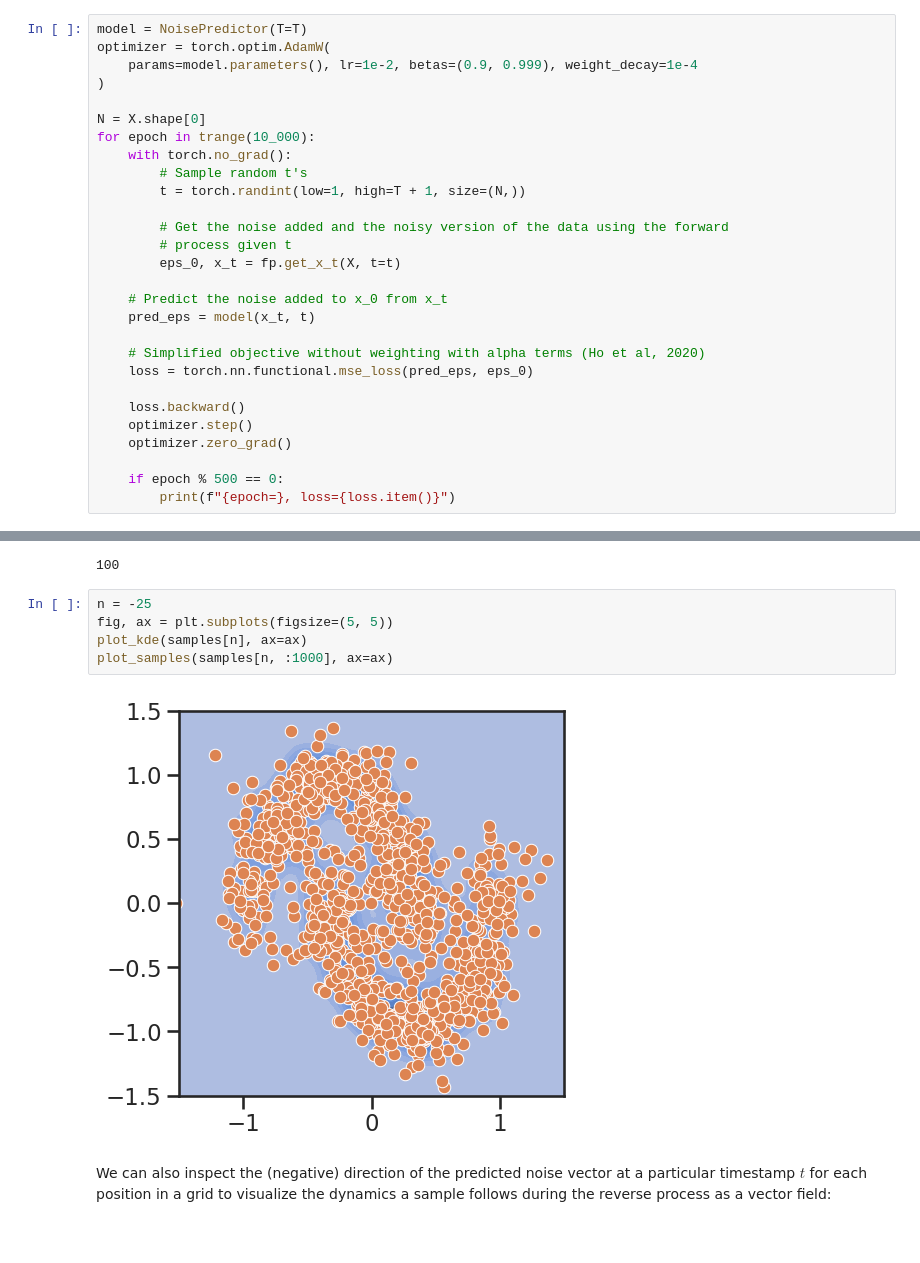
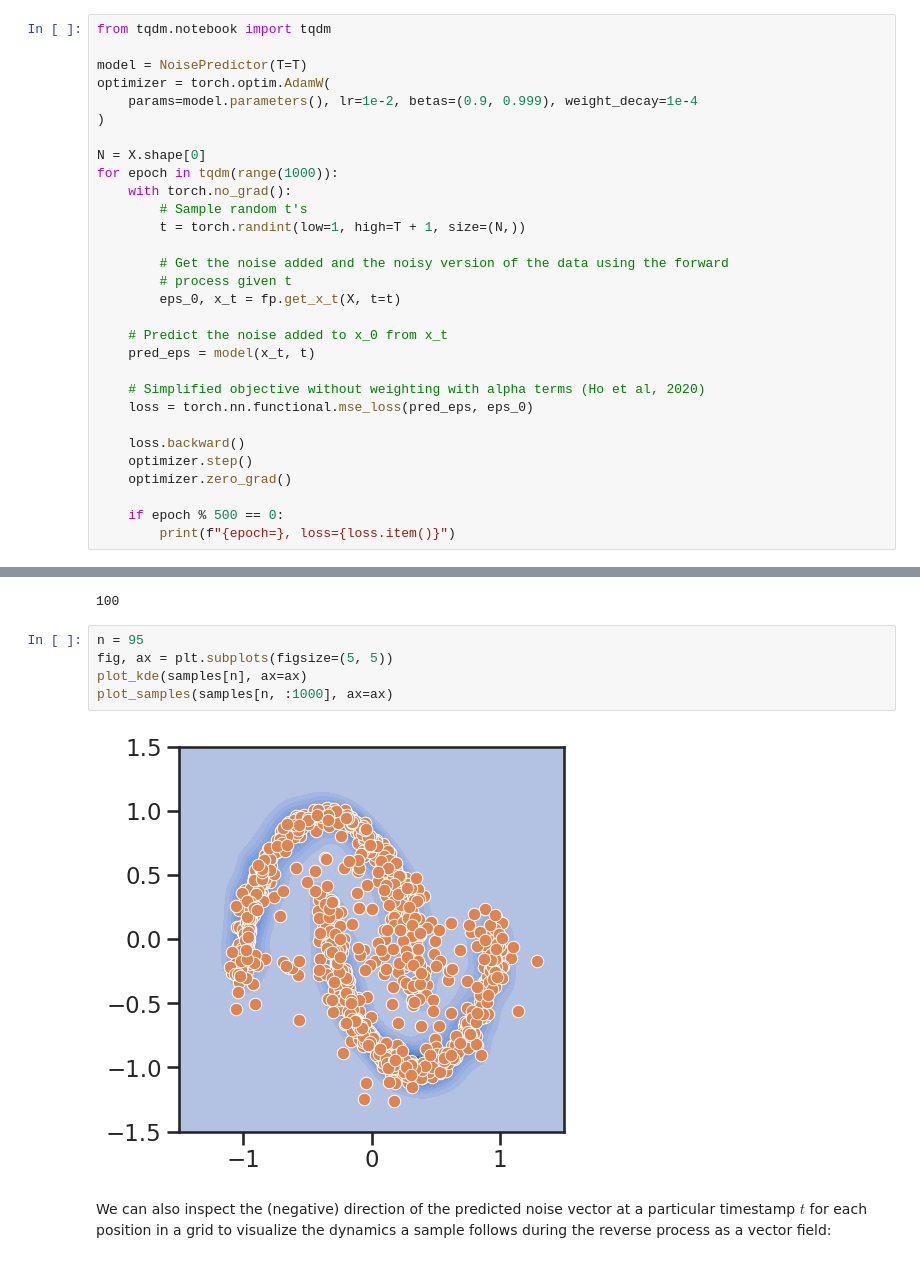
Before and after one commit to marinegor/toponym_diffusion, a Jupyter notebook: simple_diffusion_two_moons.ipynb, the cells around one changed output, grey strips where cells are left out. Drawn from its saved outputs; the diff is of its cells as text.

```diff
--- a/simple_diffusion_two_moons.ipynb
+++ b/simple_diffusion_two_moons.ipynb
@@ -206,13 +205,15 @@ Here, we encode the timestamp of the diffusion process $t$ as a one-hot vector w
 **Next up**: Training the model to predict the noise.
 For this, one can just sample $t$'s, use the forward process to generate the noisy sample $x_t$ together with the noise $e_0$, and train the model to reduce the mean squared error between the predicted noise and $e_0$.
 # %%
+from tqdm.notebook import tqdm
+
 model = NoisePredictor(T=T)
 optimizer = torch.optim.AdamW(
     params=model.parameters(), lr=1e-2, betas=(0.9, 0.999), weight_decay=1e-4
 )
 
 N = X.shape[0]
-for epoch in trange(10_000):
+for epoch in tqdm(range(1000)):
     with torch.no_grad():
         # Sample random t's
         t = torch.randint(low=1, high=T + 1, size=(N,))
@@ -296,12 +286,12 @@ np.any(np.isnan(samples), axis=(1, 2)).argmax()
 # %% [output]
 100
 # %%
-n = -25
+n = 95
 fig, ax = plt.subplots(figsize=(5, 5))
 plot_kde(samples[n], ax=ax)
 plot_samples(samples[n, :1000], ax=ax)
 # %% [output]
-[figure, old version]
+[figure, new version]
 # %% [markdown]
 We can also inspect the (negative) direction of the predicted noise vector at a particular timestamp $t$ for each position in a grid to visualize the dynamics a sample follows during the reverse process as a vector field:
 # %%
```
Also changed, not shown: parts of 37 cells of this notebook.
